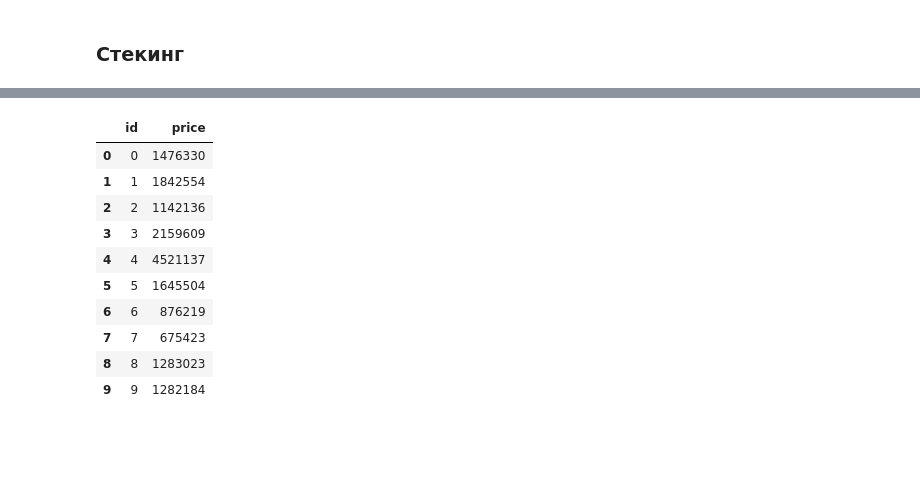
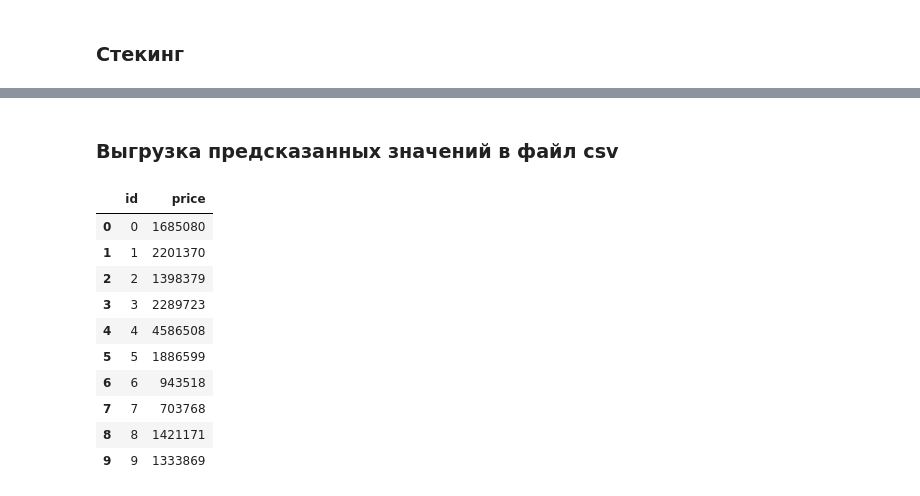
Before and after one commit to evkondrashechkina/skill-factory, a Jupyter notebook: rds_automobile/Выбираем_авто_new.ipynb, the cells around one changed output, grey strips where cells are left out. Drawn from its saved outputs; the diff is of its cells as text; code cells hidden in the pictures; blank space fills up the shorter version.

```diff
--- a/rds_automobile/Выбираем_авто_new.ipynb
+++ b/rds_automobile/Выбираем_авто_new.ipynb
@@ -1039,7 +1037,7 @@ len(complectation.keys())
 # %% [markdown]
 У нас 141 уникальное значение для тренировочного датасета. Если генерировать по всем ним столбцы с помощью get_dummies, то получится слишком много признаков, так что оставим N наиболее часто встречающихся.
 # %%
-MOST_FREQUENT_NUM = 35
+MOST_FREQUENT_NUM = 50
 sort_complectation = sorted(complectation.items(),
                             key=lambda x: x[1], reverse=True)
 most_frequent_items = []
@@ -1329,13 +1330,13 @@ imp_bin.plot(kind='barh')
 # %% [markdown]
 Отберем бинарные признаки с важностью выше некоторого порога. Затем попробуем применить к ним корреляцию Мэтьюса для бинарных признаков.
 # %%
-IMPORTANCE = 0.06
+IMPORTANCE = 0.05
 
 print(imp_bin[imp_bin >= IMPORTANCE])
 
 columns_to_delete = list(imp_bin[imp_bin < IMPORTANCE].index)
 
-df.drop(columns=columns_to_delete, axis=1, inplace=True)
+#df.drop(columns=columns_to_delete, axis=1, inplace=True)
 df_train = df[df.price != 0]
 df_test = df[df.price == 0]
 # %% [output]
@@ -1505,7 +1521,8 @@ dtype: float64
 # %% [markdown]
 Чтобы модель принимала данные корректно, необходимо выделить отдельные значения в категориальных (номинативных, закодированных числами) признаках в отдельные признаки, это можно сделать с помощью get_dummies.
 # %%
-categorical_columns = ['body_type', 'fuel_type', 'drive_type']
+categorical_columns = ['body_type', 'color', 'fuel_type', 'vehicle_configuration', 'drive_type',
+                       'owners', 'doors_number']
 
 for col in categorical_columns:
     if col in df.columns:
@@ -1699,25 +1668,11 @@ print(mape(y_test, xgbr_pred))
 # %%
-from sklearn.preprocessing import StandardScaler
 from sklearn.ensemble import StackingRegressor
-
-df_train = df[df.price != 0]
-df_test = df[df.price == 0]
-
-X = df_train.drop(columns=['price'], axis=1)
-y = df_train['price']
-
-X_train, X_test, y_train, y_test = train_test_split(
-    X, y, test_size=VAL_SIZE, shuffle=True, random_state=RANDOM_SEED)
-X_test_target = df_test.drop(columns=['price'], axis=1)
-
-scaler = StandardScaler()
-X_train = scaler.fit_transform(X_train)
-X_test = scaler.transform(X_test)
-X_test_target = scaler.transform(X_test_target)
 
 # объявление списка дополнительных моделей для стекинга (плюс catboost, объявленный ранее)
 estimators = [('random_forest', rf), ('decision_tree', dt),
-              ('catboost', cat_model), ('xgboost', xgbr)]
+              ('lightgbm', gbm), ('xgboost', xgbr)]
+#estimators = [('random_forest', rf), ('decision_tree', dt),
+#              ('xgboost', xgbr)]
 
 # выполняем стекинг
 reg = StackingRegressor(estimators=estimators,
@@ -1752,20 +1707,25 @@ print(mape(y_test, st_y_pred))
+# %% [markdown]
+### Выгрузка предсказанных значений в файл csv
 # %%
 reg_pred = reg.predict(X_test_target)
 VERSION = 2
 
-sample_submission['price'] = 0.9 * reg_pred
+sample_submission = pd.read_csv('sample_submission.csv')
+
+# домножаем на выбранный опытным путем коэффициет инфляции
+sample_submission['price'] = 0.957 * reg_pred
 sample_submission['price'] = sample_submission['price'].apply(lambda x: int(x))
 sample_submission.to_csv(f'submission_stacking_v{VERSION}.csv', index=False)
 sample_submission.head(10)
 # %% [output]
 |  | id | price |
-| 0 | 0 | 1476330 |
-| 1 | 1 | 1842554 |
-| 2 | 2 | 1142136 |
-| 3 | 3 | 2159609 |
-| 4 | 4 | 4521137 |
-| 5 | 5 | 1645504 |
-| 6 | 6 | 876219 |
-| 7 | 7 | 675423 |
-| 8 | 8 | 1283023 |
-| 9 | 9 | 1282184 |
+| 0 | 0 | 1685080 |
+| 1 | 1 | 2201370 |
+| 2 | 2 | 1398379 |
+| 3 | 3 | 2289723 |
+| 4 | 4 | 4586508 |
+| 5 | 5 | 1886599 |
+| 6 | 6 | 943518 |
+| 7 | 7 | 703768 |
+| 8 | 8 | 1421171 |
+| 9 | 9 | 1333869 |
```
Also changed, not shown: parts of 41 cells of this notebook.
